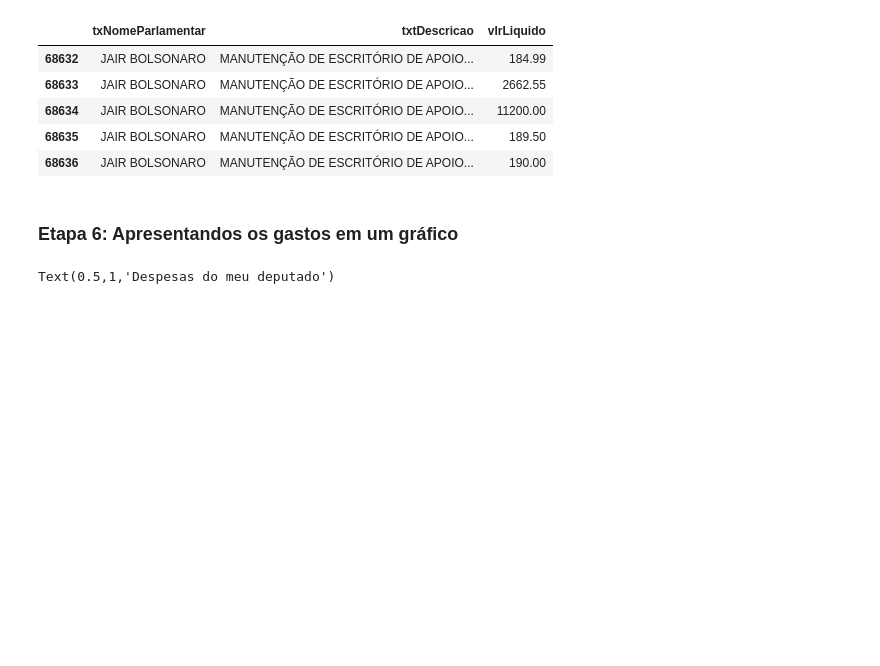
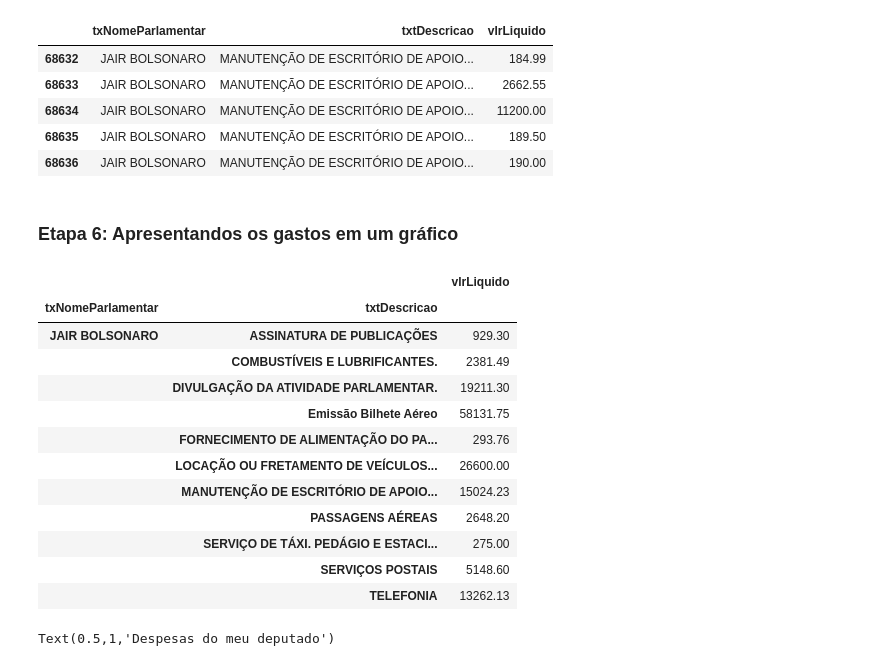
Before and after one commit to adrianosantospb/workdata2018, a Jupyter notebook: WordkData - Exemplo com Dados Abertos.ipynb, the cells around one changed output. Drawn from its saved outputs; the diff is of its cells as text; code cells hidden in the pictures; blank space fills up the shorter version.

Commit message:
Separando pivot table e grafico em celulas diferentes

```diff
--- a/WordkData - Exemplo com Dados Abertos.ipynb
+++ b/WordkData - Exemplo com Dados Abertos.ipynb
@@ -246,4 +246,26 @@ deputado_qualquer.head()
 | 68636 | JAIR BOLSONARO | MANUTENÇÃO DE ESCRITÓRIO DE APOIO... | 190.00 |
 # %% [markdown]
 ### Etapa 6: Apresentandos os gastos em um gráfico
+# %%
+# Atribuo o pivot table a uma variável
+deputado_stack = deputado_qualquer.pivot_table(
+        index=['txNomeParlamentar', 'txtDescricao'],
+        values=['vlrLiquido'],
+        aggfunc={'vlrLiquido': np.sum}
+)
+deputado_stack
+# %% [output]
+|  |  | vlrLiquido |
+| txNomeParlamentar | txtDescricao |  |
+| JAIR BOLSONARO | ASSINATURA DE PUBLICAÇÕES | 929.30 |
+|  | COMBUSTÍVEIS E LUBRIFICANTES. | 2381.49 |
+|  | DIVULGAÇÃO DA ATIVIDADE PARLAMENTAR. | 19211.30 |
+|  | Emissão Bilhete Aéreo | 58131.75 |
+|  | FORNECIMENTO DE ALIMENTAÇÃO DO PA... | 293.76 |
+|  | LOCAÇÃO OU FRETAMENTO DE VEÍCULOS... | 26600.00 |
+|  | MANUTENÇÃO DE ESCRITÓRIO DE APOIO... | 15024.23 |
+|  | PASSAGENS AÉREAS | 2648.20 |
+|  | SERVIÇO DE TÁXI. PEDÁGIO E ESTACI... | 275.00 |
+|  | SERVIÇOS POSTAIS | 5148.60 |
+|  | TELEFONIA | 13262.13 |
 # %%
```
Also changed, not shown: parts of 1 cell of this notebook.
